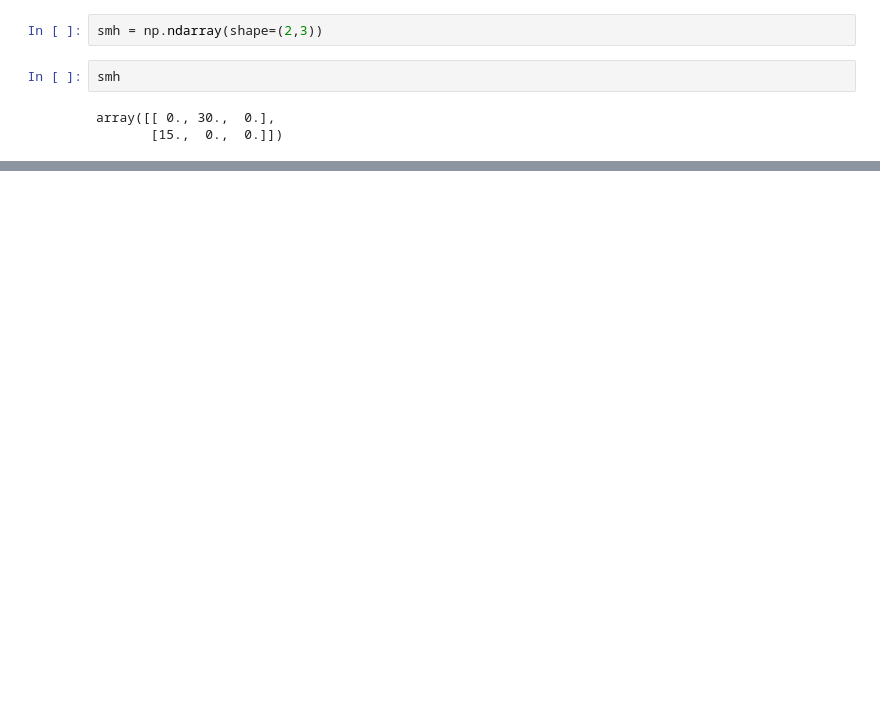
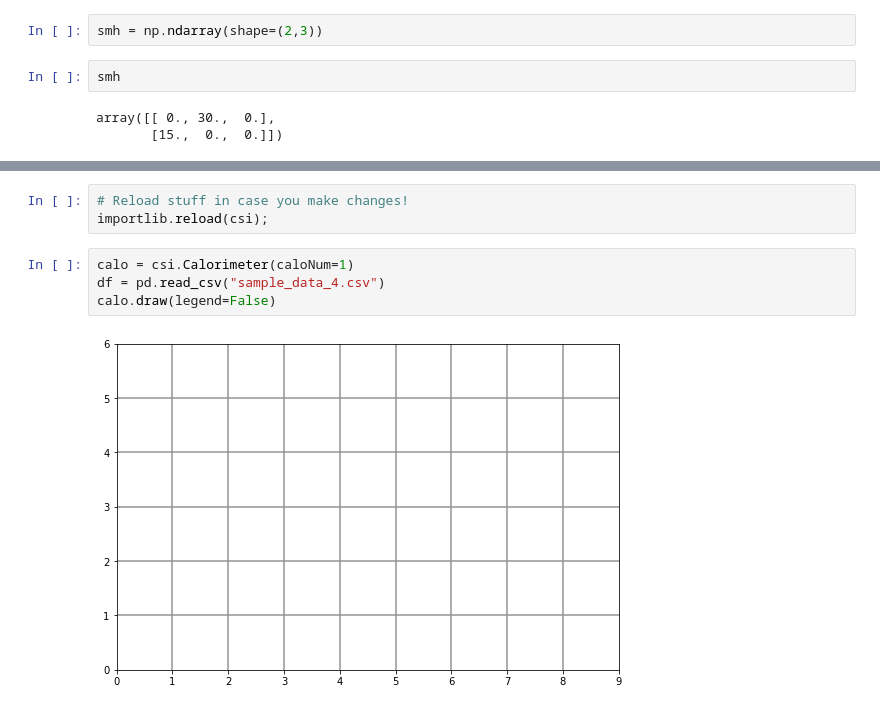
Before and after one commit to Lars314/gm2, a Jupyter notebook: pileup_ml/root_playground.ipynb, the cells around one changed output, grey strips where cells are left out. Drawn from its saved outputs; the diff is of its cells as text; blank space fills up the shorter version.

```diff
--- a/pileup_ml/root_playground.ipynb
+++ b/pileup_ml/root_playground.ipynb
@@ -174,0 +188,9 @@ array([[ 0., 30.,  0.],
+# %%
+# Reload stuff in case you make changes!
+importlib.reload(csi);
+# %%
+calo = csi.Calorimeter(caloNum=1)
+df = pd.read_csv("sample_data_4.csv")
+calo.draw(legend=False)
+# %% [output]
+[figure, added]
```
Also changed, not shown: parts of 14 cells of this notebook, 10 other files.
